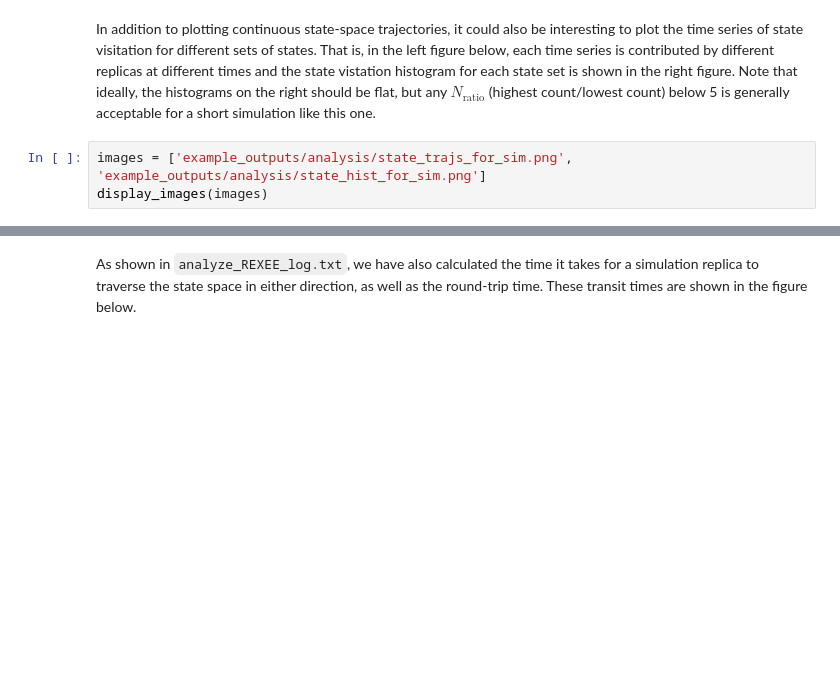
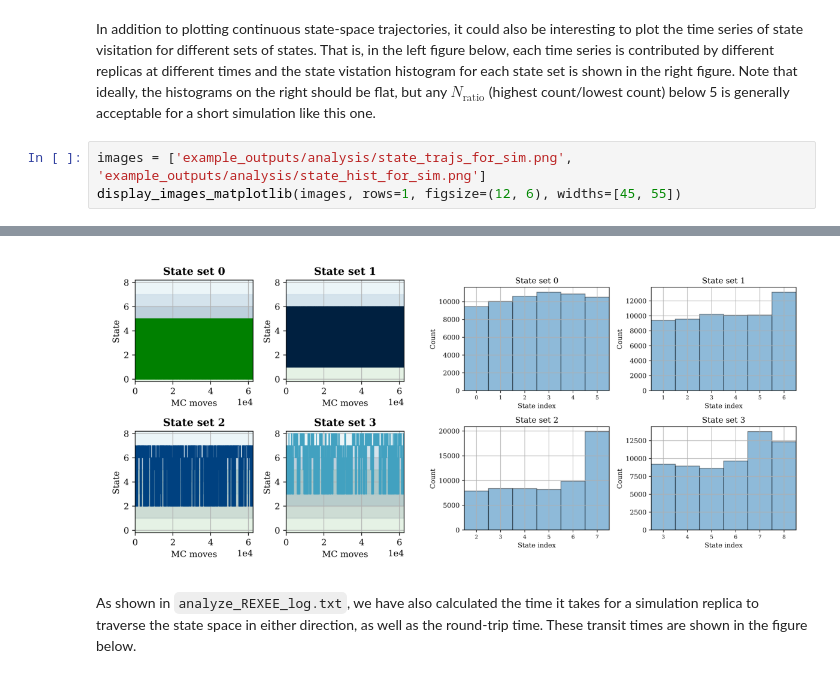
Before and after one commit to wehs7661/ensemble_md, a Jupyter notebook: docs/examples/tutorial_1/standard_REXEE.ipynb, the cells around one changed output, grey strips where cells are left out. Drawn from its saved outputs; the diff is of its cells as text; blank space fills up the shorter version.

```diff
--- a/docs/examples/tutorial_1/standard_REXEE.ipynb
+++ b/docs/examples/tutorial_1/standard_REXEE.ipynb
@@ -319,5 +339,5 @@ display_images(images)
 In addition to plotting continuous state-space trajectories, it could also be interesting to plot the time series of state visitation for different sets of states. That is, in the left figure below, each time series is contributed by different replicas at different times and the state vistation histogram for each state set is shown in the right figure. Note that ideally, the histograms on the right should be flat, but any $N_\text{ratio}$ (highest count/lowest count) below 5 is generally acceptable for a short simulation like this one.
 # %%
 images = ['example_outputs/analysis/state_trajs_for_sim.png', 'example_outputs/analysis/state_hist_for_sim.png']
-display_images(images)
+display_images_matplotlib(images, rows=1, figsize=(12, 6), widths=[45, 55])
 # %% [output]
@@ -325,3 +344,4 @@ display_images(images)
+[figure, added]
 # %% [markdown]
 As shown in `analyze_REXEE_log.txt`, we have also calculated the time it takes for a simulation replica to traverse the state space in either direction, as well as the round-trip time. These transit times are shown in the figure below.
 # %%
```
Also changed, not shown: parts of 8 cells of this notebook.
